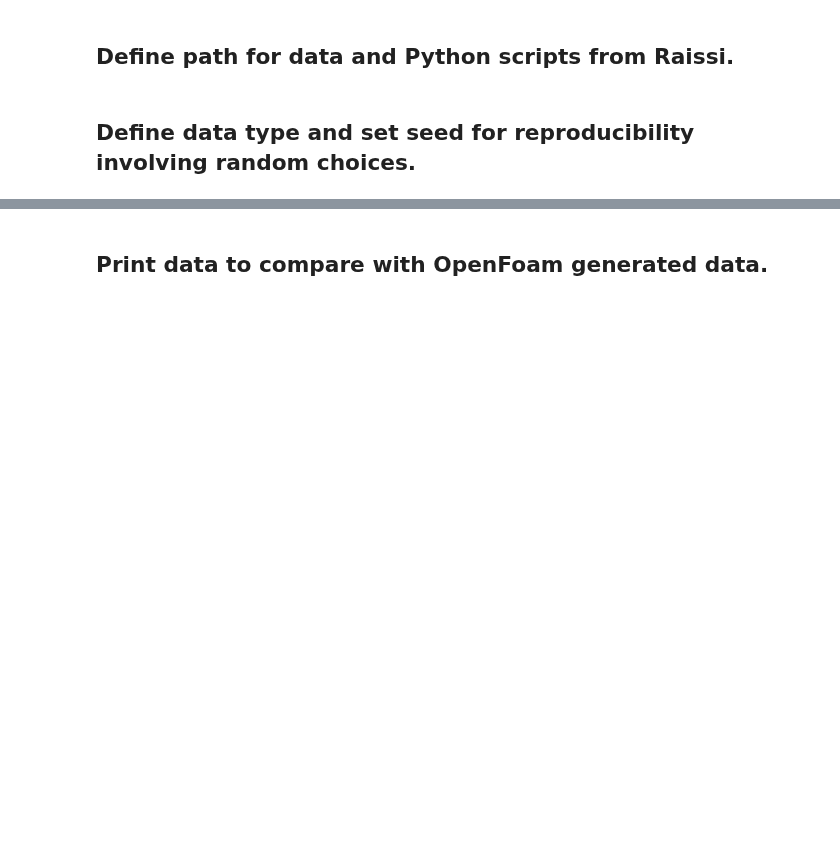
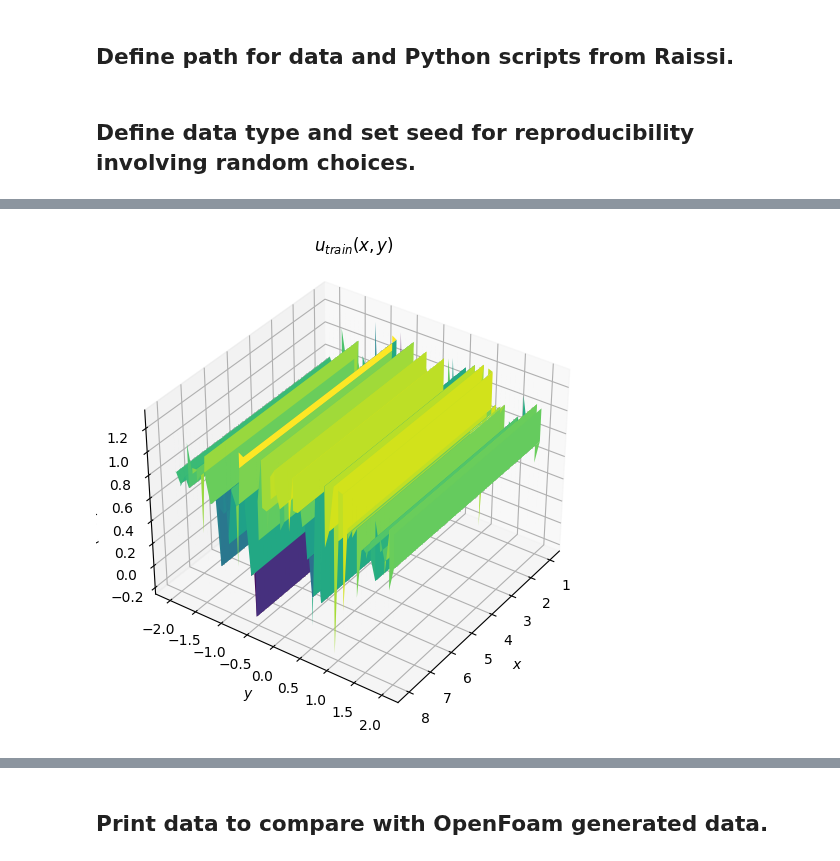
Before and after one commit to yajuna/tensorflow_pde, a Jupyter notebook: navier_stokes_PINN_identification.ipynb, the cells around one changed output, grey strips where cells are left out. Drawn from its saved outputs; the diff is of its cells as text; code cells hidden in the pictures; blank space fills up the shorter version.

```diff
--- a/navier_stokes_PINN_identification.ipynb
+++ b/navier_stokes_PINN_identification.ipynb
@@ -144,0 +184,19 @@ size of x_trian and x_star 5000 5000
+# %%
+from mpl_toolkits.mplot3d import Axes3D
+import matplotlib.pyplot as plt
+
+# Set up meshgrid for x and y
+X, Y = np.meshgrid(X_star[:,0:1], X_star[:,1:2])
+Xgrid = np.vstack([X.flatten(),Y.flatten()]).T
+
+# Surface plot of initial condition u_0
+fig = plt.figure(figsize=(9,6))
+ax = fig.add_subplot(111, projection='3d')
+ax.plot_surface(X, Y, u_train, cmap='viridis');
+ax.view_init(35,35)
+ax.set_xlabel('$x$')
+ax.set_ylabel('$y$')
+ax.set_zlabel('$u_{train}(x,y)$')
+ax.set_title('$u_{train}(x,y)$');
+# %% [output]
+[figure, added]
```
Also changed, not shown: parts of 10 cells of this notebook.
